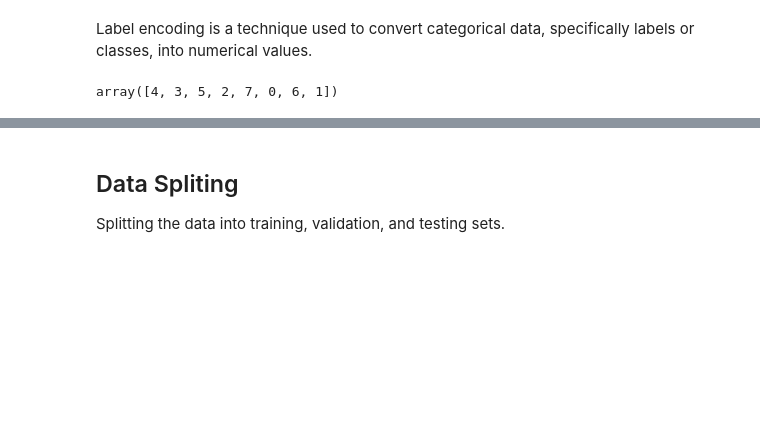
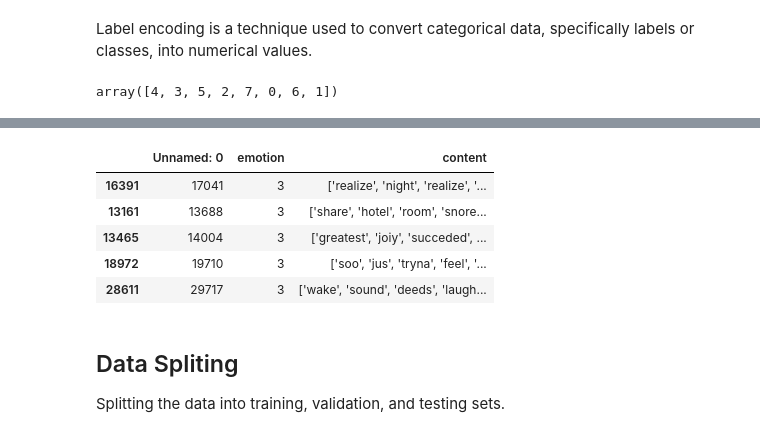
Before and after one commit to SandhiyaAcharya/Emotion_Analysis, a Jupyter notebook: Emotion_Analysis.ipynb, the cells around one changed output, grey strips where cells are left out. Cells and saved outputs as stored; diff of their text form; code cells hidden in the pictures; blank space fills up the shorter version.

```diff
--- a/Emotion_Analysis.ipynb
+++ b/Emotion_Analysis.ipynb
@@ -213,3 +262,5 @@ array([4, 3, 5, 2, 7, 0, 6, 1])
 clean_text=data.to_csv("/content/drive/MyDrive/Colab_Datasets/clean_text.csv")
 # %%
 clean_text=pd.read_csv("/content/drive/MyDrive/Colab_Datasets/clean_text.csv")
+# %%
+clean_text=clean_text.sample(n=10000, random_state=1)
@@ -216,3 +279,12 @@ clean_text=pd.read_csv("/content/drive/MyDrive/Colab_Datasets/clean_text.csv")
+# %%
+clean_text.head()
+# %% [output]
+|  | Unnamed: 0 | emotion | content |
+| 16391 | 17041 | 3 | ['realize', 'night', 'realize', '... |
+| 13161 | 13688 | 3 | ['share', 'hotel', 'room', 'snore... |
+| 13465 | 14004 | 3 | ['greatest', 'joiy', 'succeded', ... |
+| 18972 | 19710 | 3 | ['soo', 'jus', 'tryna', 'feel', '... |
+| 28611 | 29717 | 3 | ['wake', 'sound', 'deeds', 'laugh... |
 # %% [markdown]
 ## Data Spliting
 Splitting the data into training, validation, and testing sets.
```
Also changed, not shown: parts of 42 cells of this notebook.
